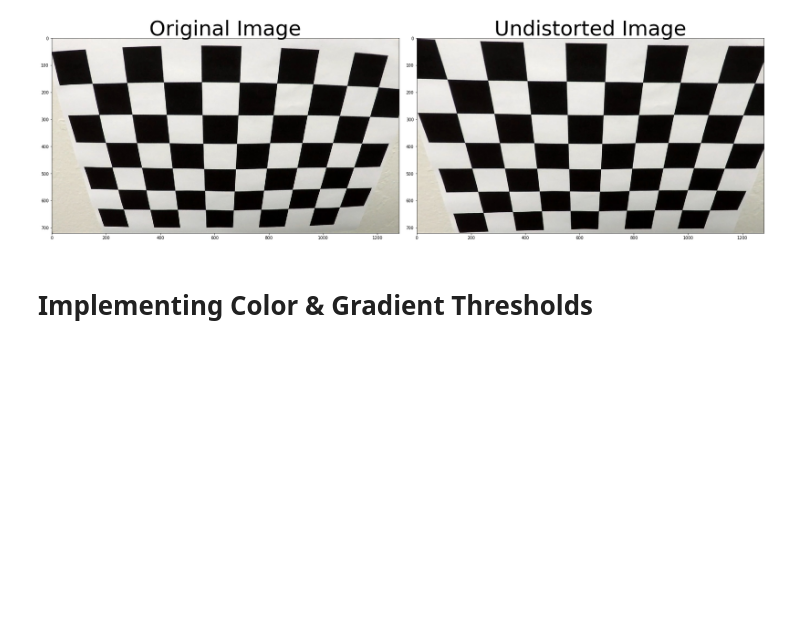
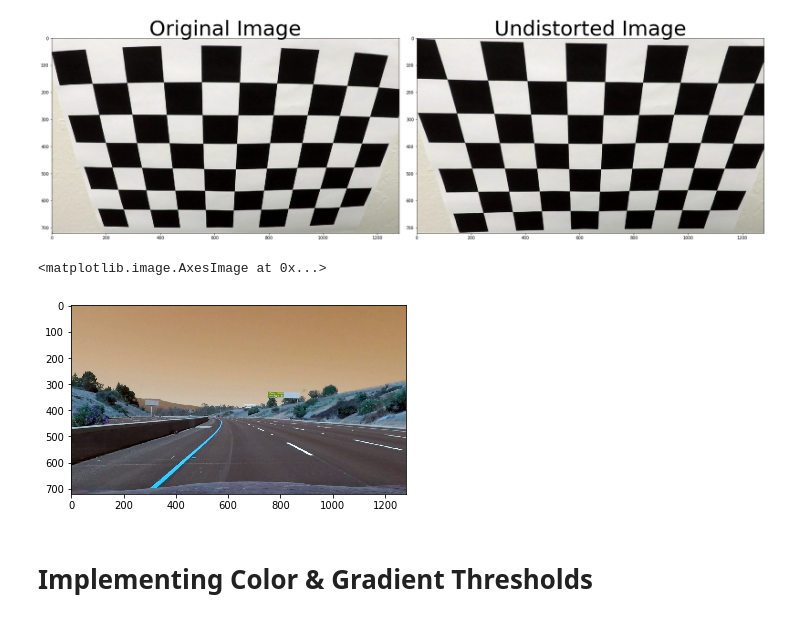
Before and after one commit to russell13192/CarND-Advanced-Lane-Lines, a Jupyter notebook: project.ipynb, the cells around one changed output. Drawn from its saved outputs; the diff is of its cells as text; code cells hidden in the pictures; blank space fills up the shorter version.

```diff
--- a/project.ipynb
+++ b/project.ipynb
@@ -62,5 +62,18 @@ ax2.set_title('Undistorted Image', fontsize=50)
 plt.subplots_adjust(left=0., right=1, top=0.9, bottom=0.)
 # %% [output]
 [figure]
+# %%
+# Getting Image to Threshold
+video_stream = cv2.VideoCapture("project_video.mp4")
+_, test_frame = video_stream.read()
+# %%
+# Undistorting Test Image
+test_undistorted_image = cv2.undistort(test_frame, camera_matrix, distortion_coefficients, None, camera_matrix)
+# Clean up noise
+
+plt.imshow(test_undistorted_image)
+# %% [output]
+<matplotlib.image.AxesImage at 0x...>
+[figure, added]
 # %% [markdown]
 # Implementing Color & Gradient Thresholds
```
Also changed, not shown: parts of 7 cells of this notebook.
